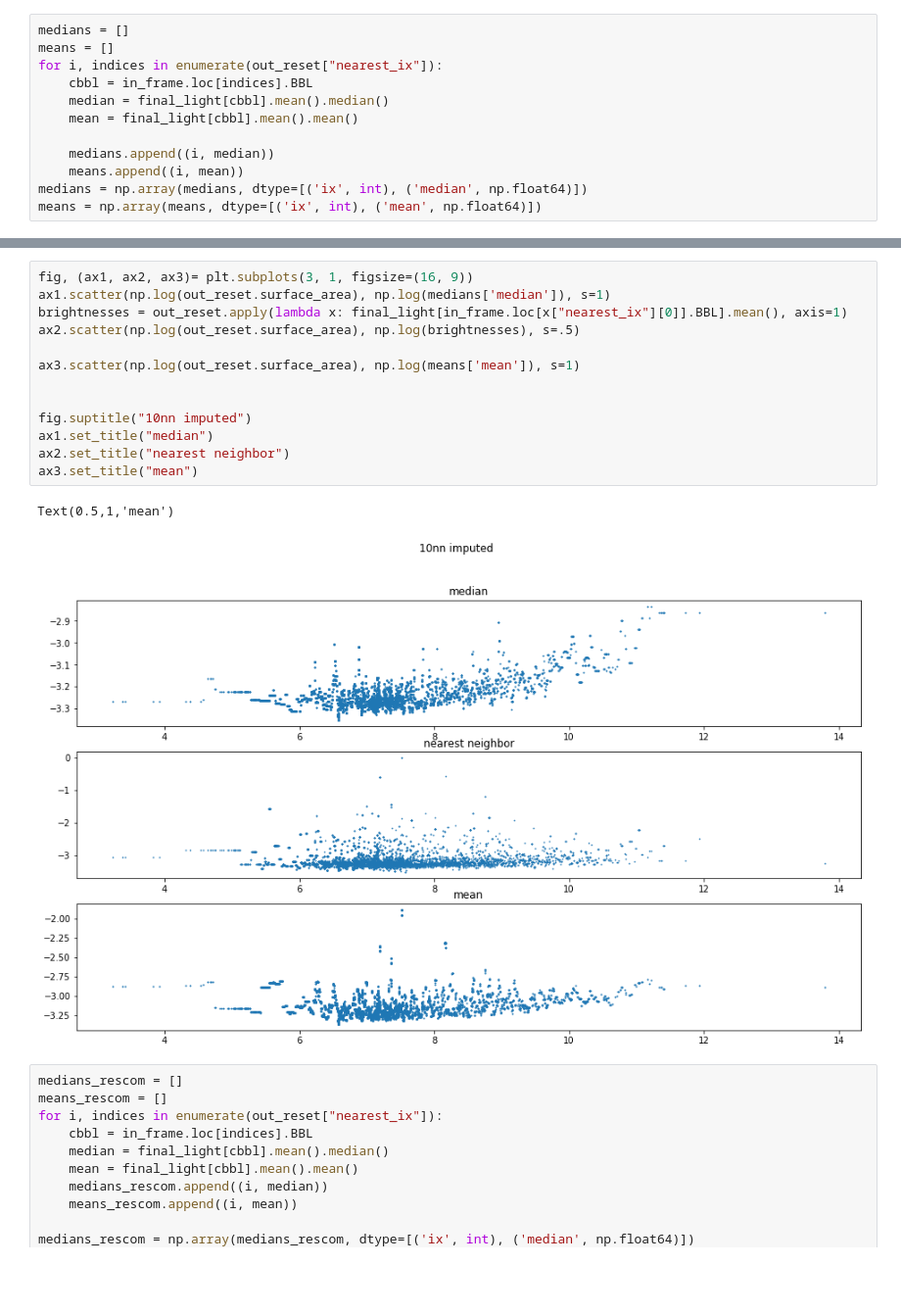
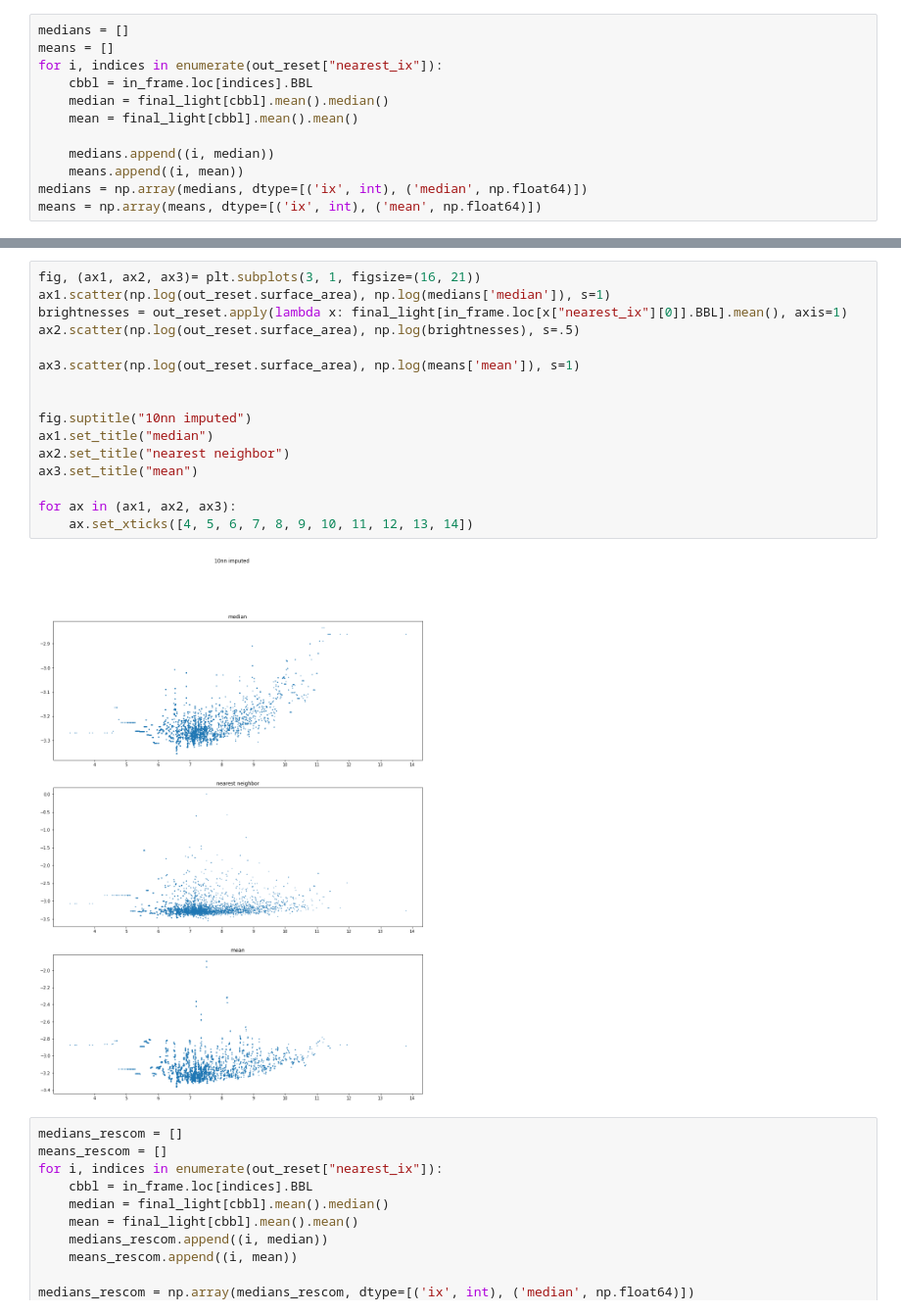
Before and after one commit to cmoscardi/independent_2018, a Jupyter notebook: image/brightness_ftfloors.ipynb, the cells around one changed output, grey strips where cells are left out. Shown: that part at 98% size. Drawn from its saved outputs; the diff is of its cells as text; blank space fills up the shorter version.

```diff
--- a/image/brightness_ftfloors.ipynb
+++ b/image/brightness_ftfloors.ipynb
@@ -88,19 +96,21 @@ means = np.array(means, dtype=[('ix', int), ('mean', np.float64)])
 # %%
-fig, (ax1, ax2, ax3)= plt.subplots(3, 1, figsize=(16, 9))
+fig, (ax1, ax2, ax3)= plt.subplots(3, 1, figsize=(16, 21))
 ax1.scatter(np.log(out_reset.surface_area), np.log(medians['median']), s=1)
 brightnesses = out_reset.apply(lambda x: final_light[in_frame.loc[x["nearest_ix"][0]].BBL].mean(), axis=1)
 ax2.scatter(np.log(out_reset.surface_area), np.log(brightnesses), s=.5)
 
 ax3.scatter(np.log(out_reset.surface_area), np.log(means['mean']), s=1)
 
 
 fig.suptitle("10nn imputed")
 ax1.set_title("median")
 ax2.set_title("nearest neighbor")
 ax3.set_title("mean")
+
+for ax in (ax1, ax2, ax3):
+    ax.set_xticks([4, 5, 6, 7, 8, 9, 10, 11, 12, 13, 14])
 # %% [output]
-Text(0.5,1,'mean')
-[figure, old version]
+[figure, new version]
 # %%
 medians_rescom = []
 means_rescom = []
```
Also changed, not shown: parts of 2 cells of this notebook.
